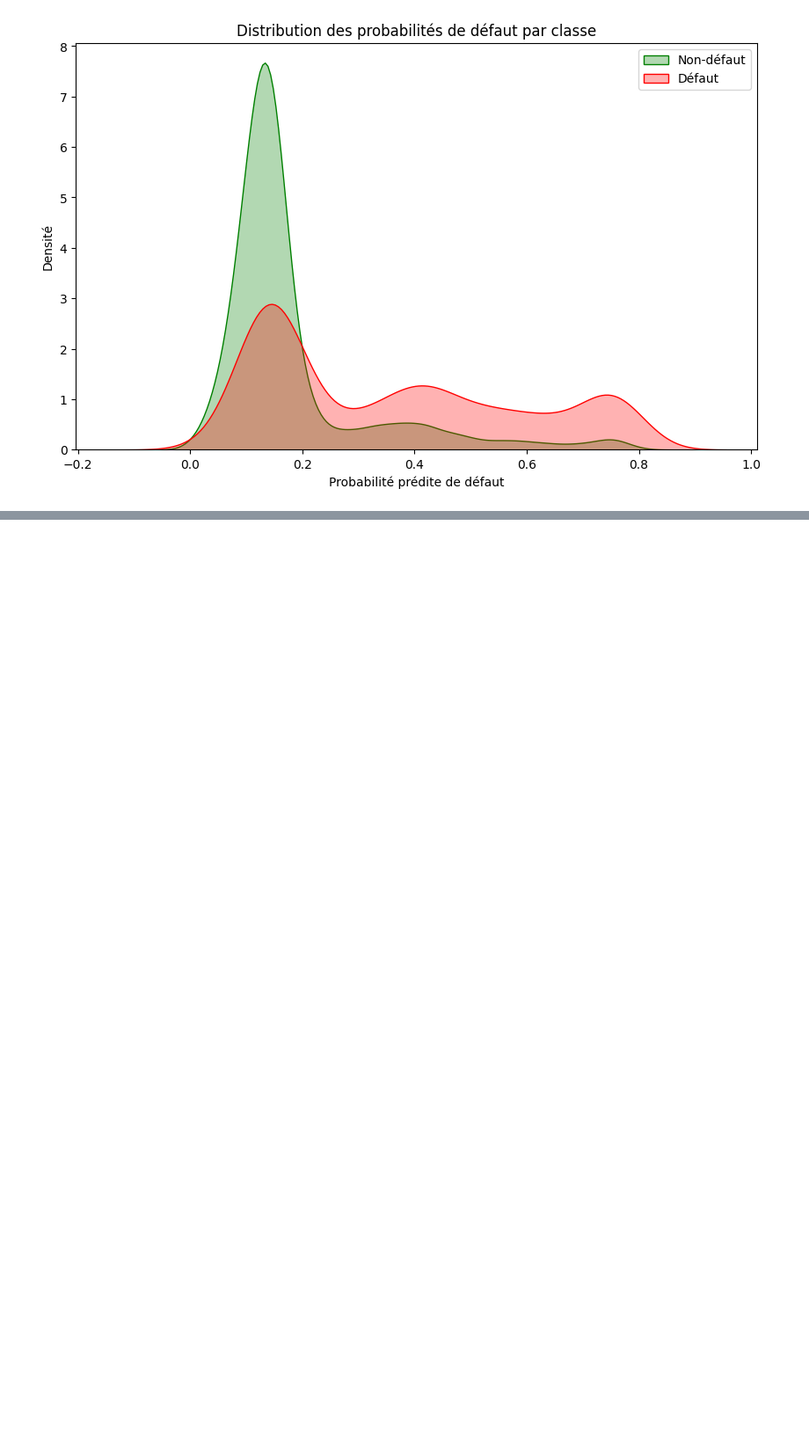
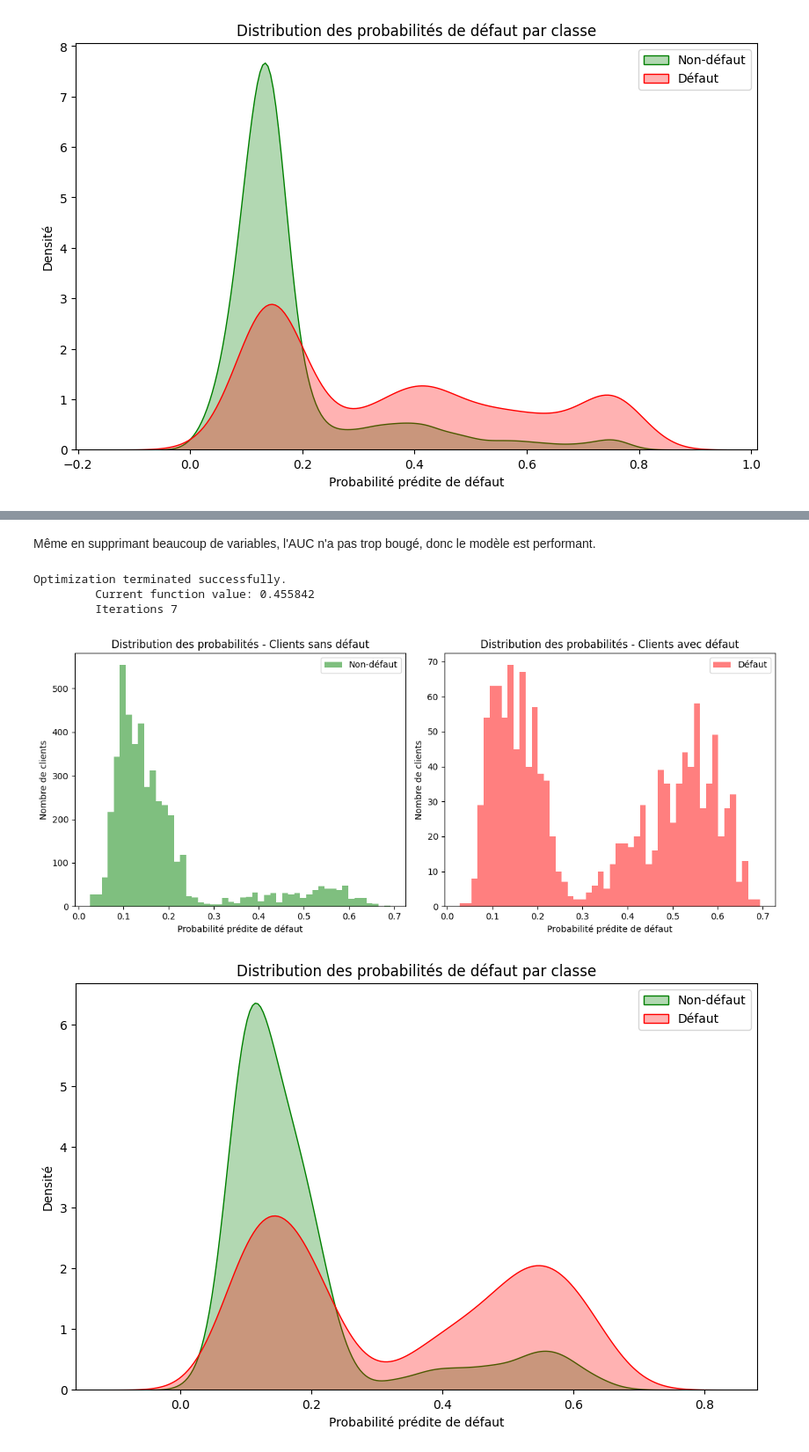
Before and after one commit to ladijadi/Projet_Scoring, a Jupyter notebook: 3_Regression_Logistique.ipynb, the cells around one changed output, grey strips where cells are left out. Shown at 88% size. Cells and saved outputs as stored; diff of their text form; code cells hidden in the pictures; blank space fills up the shorter version.

```diff
--- a/3_Regression_Logistique.ipynb
+++ b/3_Regression_Logistique.ipynb
@@ -510,0 +1011,46 @@ plt.show()
+# %% [markdown]
+Même en supprimant beaucoup de variables, l'AUC n'a pas trop bougé, donc le modèle est performant.
+# %%
+# Création et entraînement du modèle avec statsmodels
+model_final = sm.Logit(y_train_final, X_train_final)
+results = model_final.fit()
+
+
+
+# Distribution des probabilités prédites
+plt.figure(figsize=(12, 5))
+
+# Distribution pour les non-défauts (y=0)
+plt.subplot(1, 2, 1)
+plt.hist(y_test_pred_proba[y_test_final == 0], bins=50, alpha=0.5, color='green', label='Non-défaut')
+plt.xlabel('Probabilité prédite de défaut')
+plt.ylabel('Nombre de clients')
+plt.title('Distribution des probabilités - Clients sans défaut')
+plt.legend()
+
+# Distribution pour les défauts (y=1)
+plt.subplot(1, 2, 2)
+plt.hist(y_test_pred_proba[y_test_final == 1], bins=50, alpha=0.5, color='red', label='Défaut')
+plt.xlabel('Probabilité prédite de défaut')
+plt.ylabel('Nombre de clients')
+plt.title('Distribution des probabilités - Clients avec défaut')
+plt.legend()
+
+plt.tight_layout()
+plt.show()
+
+# Courbes de densité
+plt.figure(figsize=(10, 6))
+sns.kdeplot(data=y_test_pred_proba[y_test_final == 0], color='green', label='Non-défaut', fill=True, alpha=0.3)
+sns.kdeplot(data=y_test_pred_proba[y_test_final == 1], color='red', label='Défaut', fill=True, alpha=0.3)
+plt.xlabel('Probabilité prédite de défaut')
+plt.ylabel('Densité')
+plt.title('Distribution des probabilités de défaut par classe')
+plt.legend()
+plt.show()
+# %% [output]
+Optimization terminated successfully.
+         Current function value: 0.455842
+         Iterations 7
+[figure, added]
+[figure, added]
```
Also changed, not shown: parts of 30 cells of this notebook.
